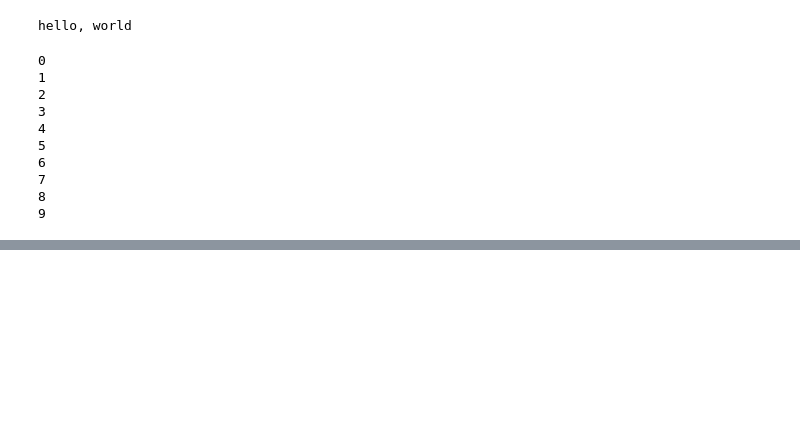
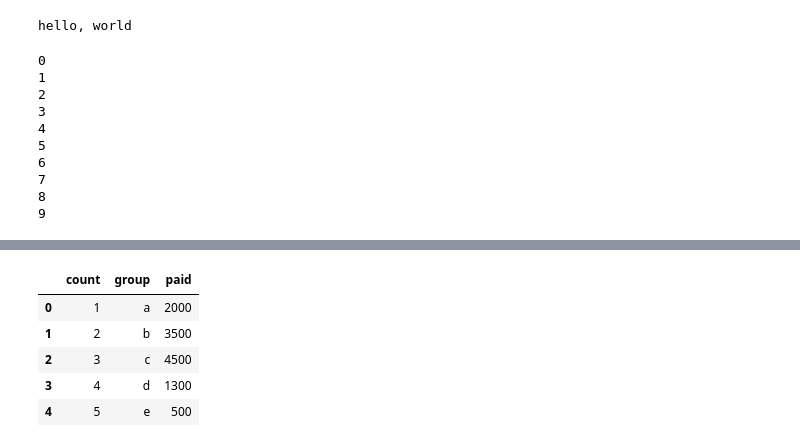
Before and after one commit to likit/nxpo-python-datasci-camp, a Jupyter notebook: notebooks/basic-python.ipynb, the cells around one changed output, grey strips where cells are left out. Drawn from its saved outputs; the diff is of its cells as text; code cells hidden in the pictures; blank space fills up the shorter version.

```diff
--- a/notebooks/basic-python.ipynb
+++ b/notebooks/basic-python.ipynb
@@ -27,0 +760,13 @@ for i in range(10):
+# %%
+# new column can be added to the data frame
+# if the data is a list, each value will be matched with the index automatically
+
+df['paid'] = [2000,3500,4500,1300,500]
+df
+# %% [output]
+|  | count | group | paid |
+| 0 | 1 | a | 2000 |
+| 1 | 2 | b | 3500 |
+| 2 | 3 | c | 4500 |
+| 3 | 4 | d | 1300 |
+| 4 | 5 | e | 500 |
```
Also changed, not shown: parts of 167 cells of this notebook, 1 other file.
